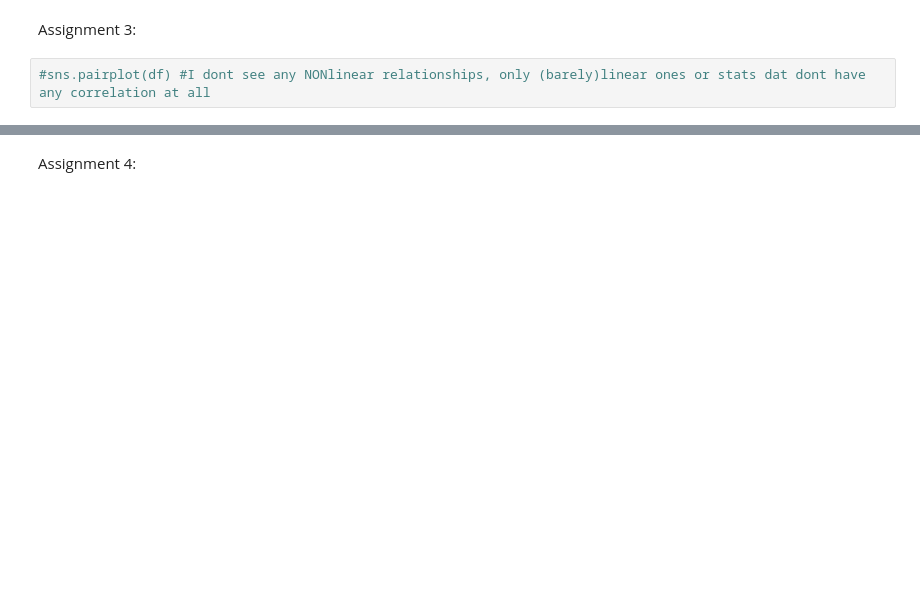
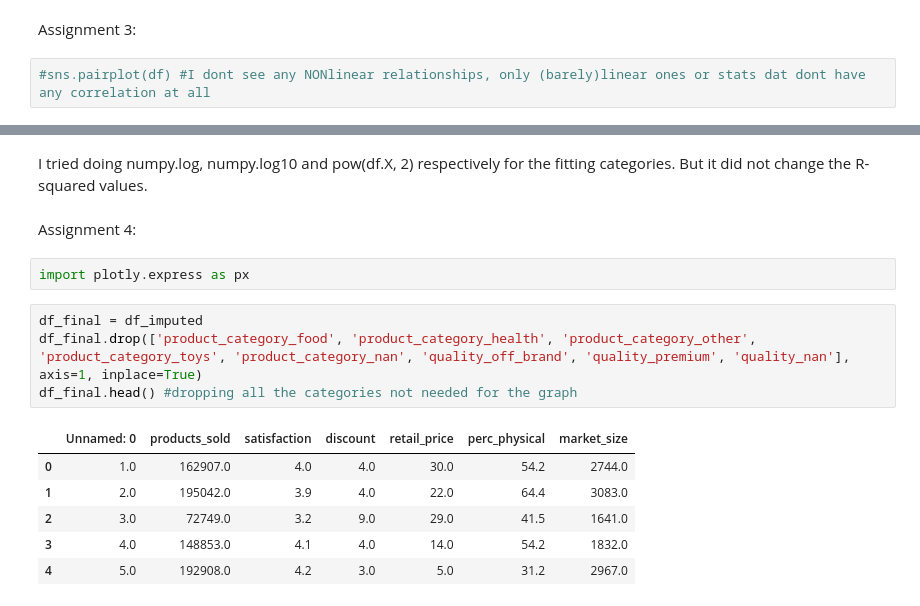
Before and after one commit to Kianvnh/TEST, a Jupyter notebook: Datamodelling/Final Assignment/Final Assignment.ipynb, the cells around one changed output, grey strips where cells are left out. Cells and saved outputs as stored; diff of their text form; blank space fills up the shorter version.

```diff
--- a/Datamodelling/Final Assignment/Final Assignment.ipynb
+++ b/Datamodelling/Final Assignment/Final Assignment.ipynb
@@ -197,2 +296,18 @@ plt.show(lowessplot) #i have tried many different variables vs eachother here bu
+# %% [markdown]
+I tried doing numpy.log, numpy.log10 and pow(df.X, 2) respectively for the fitting categories.
+But it did not change the R-squared values.
 # %% [markdown]
 Assignment 4:
+# %%
+import plotly.express as px
+# %%
+df_final = df_imputed
+df_final.drop(['product_category_food', 'product_category_health', 'product_category_other', 'product_category_toys', 'product_category_nan', 'quality_off_brand', 'quality_premium', 'quality_nan'], axis=1, inplace=True)
+df_final.head() #dropping all the categories not needed for the graph
+# %% [output]
+|  | Unnamed: 0 | products_sold | satisfaction | discount | retail_price | perc_physical | market_size |
+| 0 | 1.0 | 162907.0 | 4.0 | 4.0 | 30.0 | 54.2 | 2744.0 |
+| 1 | 2.0 | 195042.0 | 3.9 | 4.0 | 22.0 | 64.4 | 3083.0 |
+| 2 | 3.0 | 72749.0 | 3.2 | 9.0 | 29.0 | 41.5 | 1641.0 |
+| 3 | 4.0 | 148853.0 | 4.1 | 4.0 | 14.0 | 54.2 | 1832.0 |
+| 4 | 5.0 | 192908.0 | 4.2 | 3.0 | 5.0 | 31.2 | 2967.0 |
```
Also changed, not shown: parts of 17 cells of this notebook, 1 other file.
